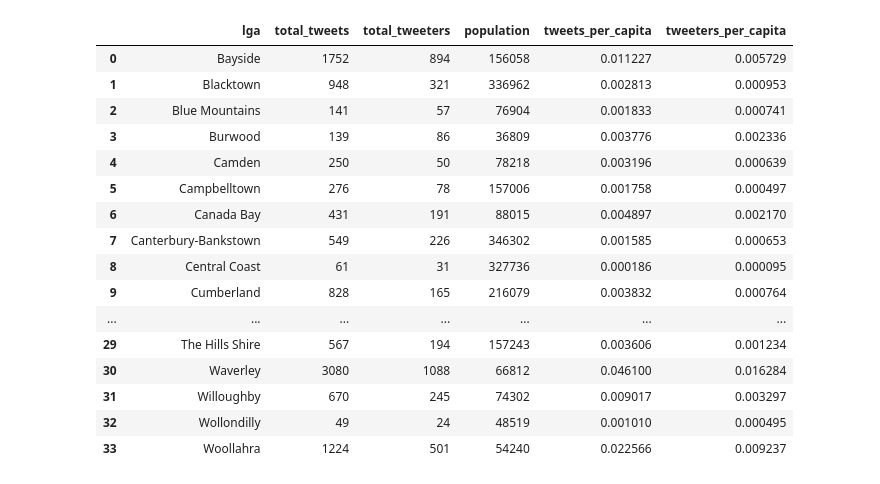
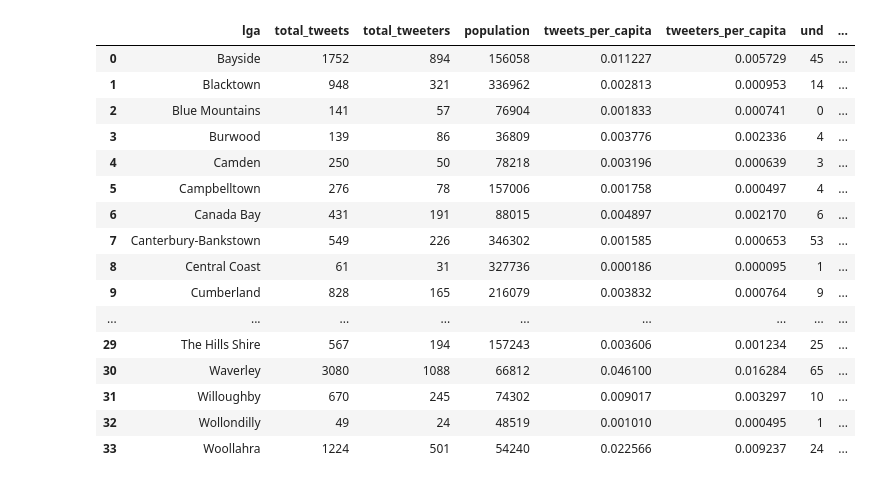
Before and after one commit to desultir/capstone, a Jupyter notebook: notebooks/rn/tweet_derived_features.ipynb, the cells around one changed output. Cells and saved outputs as stored; diff of their text form; code cells hidden in the pictures.

Commit message:
Wrap up generation of tweet derived features

```diff
--- a/notebooks/rn/tweet_derived_features.ipynb
+++ b/notebooks/rn/tweet_derived_features.ipynb
@@ -26,5 +25,7 @@ len(tweetdf)
 # %%
 # Language booleans
 langdf = tweetdf.lang.str.get_dummies()
+langs = langdf.columns.tolist()
+langdf = pd.concat([tweetdf,langdf],axis=1)[['lga']+langs]
 print(langdf)
 # %% [output]
@@ -47,0 +49,7 @@ print(langdf)
+# %%
+DROP_COUNT=len(tweetdf) / 500
+lga_langdf = langdf.groupby(['lga']).sum().reset_index()
+sums = langdf.drop('lga',axis=1).sum().to_dict()
+to_drop = [k for (k,v) in sums.items() if k == 'en' or v < DROP_COUNT]
+lga_langdf = lga_langdf.drop(to_drop, axis=1)
+lga_langdf
@@ -48,7 +76,5 @@ print(langdf)
 # %%
-tweetdf[['lga','text','from_user_name','to_user_name']]
-replies_df = tweetdf[['lga','id','to_user_name']].groupby(['lga']).agg({'to_user_name': ['count']})#.reset_index()
+replies_df = tweetdf[['lga','to_user_name']].groupby(['lga']).agg({'to_user_name': ['count']}).reset_index()
+replies_df.columns = ['lga','total_reply_tweets']
 replies_df
-#replies_df.columns = ['lga','total_reply_tweets']
-#replies_df.sort_values(by='total_reply_tweets',ascending=False)
 # %% [output]
@@ -116,0 +98,3 @@ demographics_df[['lga','population']].sort_values(by='population',ascending=Fals
+# %%
+lang_ind_df = pd.read_csv("../../data/clean/language_independent_features.csv")
+lang_ind_df
@@ -117,23 +119,25 @@ demographics_df[['lga','population']].sort_values(by='population',ascending=Fals
 # %%
-lang_ind_df = pd.merge(lang_ind_df, demographics_df[['lga','population']],on='lga')
-lang_ind_df['tweets_per_capita'] = lang_ind_df['total_tweets'] / lang_ind_df['population']
-lang_ind_df['tweeters_per_capita'] = lang_ind_df['total_tweeters'] / lang_ind_df['population']
+lang_ind_df = pd.merge(lang_ind_df, lga_langdf[['lga','und']],on='lga')
+lang_ind_df['und_ratio'] = lang_ind_df['und'] / lang_ind_df['total_tweets']
+lang_ind_df = pd.merge(lang_ind_df, replies_df[['lga','total_reply_tweets']],on='lga')
+lang_ind_df['reply_ratio'] = lang_ind_df['total_reply_tweets'] / lang_ind_df['total_tweets']
+lang_ind_df['replies_per_capita'] = lang_ind_df['total_reply_tweets'] / lang_ind_df['population']
 lang_ind_df
 # %% [output]
-|  | lga | total_tweets | total_tweeters | population | tweets_per_capita | tweeters_per_capita |
-| 0 | Bayside | 1752 | 894 | 156058 | 0.011227 | 0.005729 |
-| 1 | Blacktown | 948 | 321 | 336962 | 0.002813 | 0.000953 |
-| 2 | Blue Mountains | 141 | 57 | 76904 | 0.001833 | 0.000741 |
-| 3 | Burwood | 139 | 86 | 36809 | 0.003776 | 0.002336 |
-| 4 | Camden | 250 | 50 | 78218 | 0.003196 | 0.000639 |
-| 5 | Campbelltown | 276 | 78 | 157006 | 0.001758 | 0.000497 |
-| 6 | Canada Bay | 431 | 191 | 88015 | 0.004897 | 0.002170 |
-| 7 | Canterbury-Bankstown | 549 | 226 | 346302 | 0.001585 | 0.000653 |
-| 8 | Central Coast | 61 | 31 | 327736 | 0.000186 | 0.000095 |
-| 9 | Cumberland | 828 | 165 | 216079 | 0.003832 | 0.000764 |
-| ... | ... | ... | ... | ... | ... | ... |
-| 29 | The Hills Shire | 567 | 194 | 157243 | 0.003606 | 0.001234 |
-| 30 | Waverley | 3080 | 1088 | 66812 | 0.046100 | 0.016284 |
-| 31 | Willoughby | 670 | 245 | 74302 | 0.009017 | 0.003297 |
-| 32 | Wollondilly | 49 | 24 | 48519 | 0.001010 | 0.000495 |
-| 33 | Woollahra | 1224 | 501 | 54240 | 0.022566 | 0.009237 |
+|  | lga | total_tweets | total_tweeters | population | tweets_per_capita | tweeters_per_capita | und | ... |
+| 0 | Bayside | 1752 | 894 | 156058 | 0.011227 | 0.005729 | 45 | ... |
+| 1 | Blacktown | 948 | 321 | 336962 | 0.002813 | 0.000953 | 14 | ... |
+| 2 | Blue Mountains | 141 | 57 | 76904 | 0.001833 | 0.000741 | 0 | ... |
+| 3 | Burwood | 139 | 86 | 36809 | 0.003776 | 0.002336 | 4 | ... |
+| 4 | Camden | 250 | 50 | 78218 | 0.003196 | 0.000639 | 3 | ... |
+| 5 | Campbelltown | 276 | 78 | 157006 | 0.001758 | 0.000497 | 4 | ... |
+| 6 | Canada Bay | 431 | 191 | 88015 | 0.004897 | 0.002170 | 6 | ... |
+| 7 | Canterbury-Bankstown | 549 | 226 | 346302 | 0.001585 | 0.000653 | 53 | ... |
+| 8 | Central Coast | 61 | 31 | 327736 | 0.000186 | 0.000095 | 1 | ... |
+| 9 | Cumberland | 828 | 165 | 216079 | 0.003832 | 0.000764 | 9 | ... |
+| ... | ... | ... | ... | ... | ... | ... | ... | ... |
+| 29 | The Hills Shire | 567 | 194 | 157243 | 0.003606 | 0.001234 | 25 | ... |
+| 30 | Waverley | 3080 | 1088 | 66812 | 0.046100 | 0.016284 | 65 | ... |
+| 31 | Willoughby | 670 | 245 | 74302 | 0.009017 | 0.003297 | 10 | ... |
+| 32 | Wollondilly | 49 | 24 | 48519 | 0.001010 | 0.000495 | 1 | ... |
+| 33 | Woollahra | 1224 | 501 | 54240 | 0.022566 | 0.009237 | 24 | ... |
```
Also changed, not shown: parts of 20 cells of this notebook.
